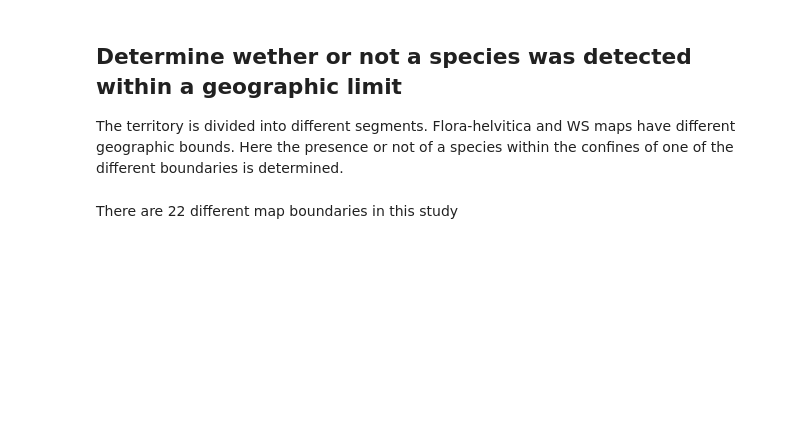
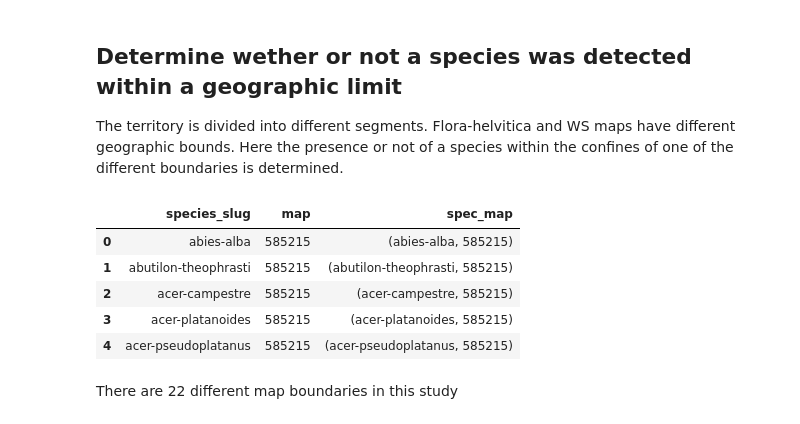
Before and after one commit to thorerismann/hdbot, a Jupyter notebook: preprocess.ipynb, the cells around one changed output. Cells and saved outputs as stored; diff of their text form; code cells hidden in the pictures; blank space fills up the shorter version.

```diff
--- a/preprocess.ipynb
+++ b/preprocess.ipynb
@@ -249,3 +249,12 @@ The territory is divided into different segments. Flora-helvitica and WS maps ha
 fx = pd.concat([v[['species_slug', 'map', 'spec_map']] for k,v in fivex.items()])
 wsx = pd.concat([v[['species_slug', 'map', 'spec_map']] for k,v in welt_sut.items()])
 f_w_obs = pd.concat([fx, wsx])
+# %%
+f_w_obs.head()
+# %% [output]
+|  | species_slug | map | spec_map |
+| 0 | abies-alba | 585215 | (abies-alba, 585215) |
+| 1 | abutilon-theophrasti | 585215 | (abutilon-theophrasti, 585215) |
+| 2 | acer-campestre | 585215 | (acer-campestre, 585215) |
+| 3 | acer-platanoides | 585215 | (acer-platanoides, 585215) |
+| 4 | acer-pseudoplatanus | 585215 | (acer-pseudoplatanus, 585215) |
```
Also changed, not shown: parts of 13 cells of this notebook, 3 other files.
